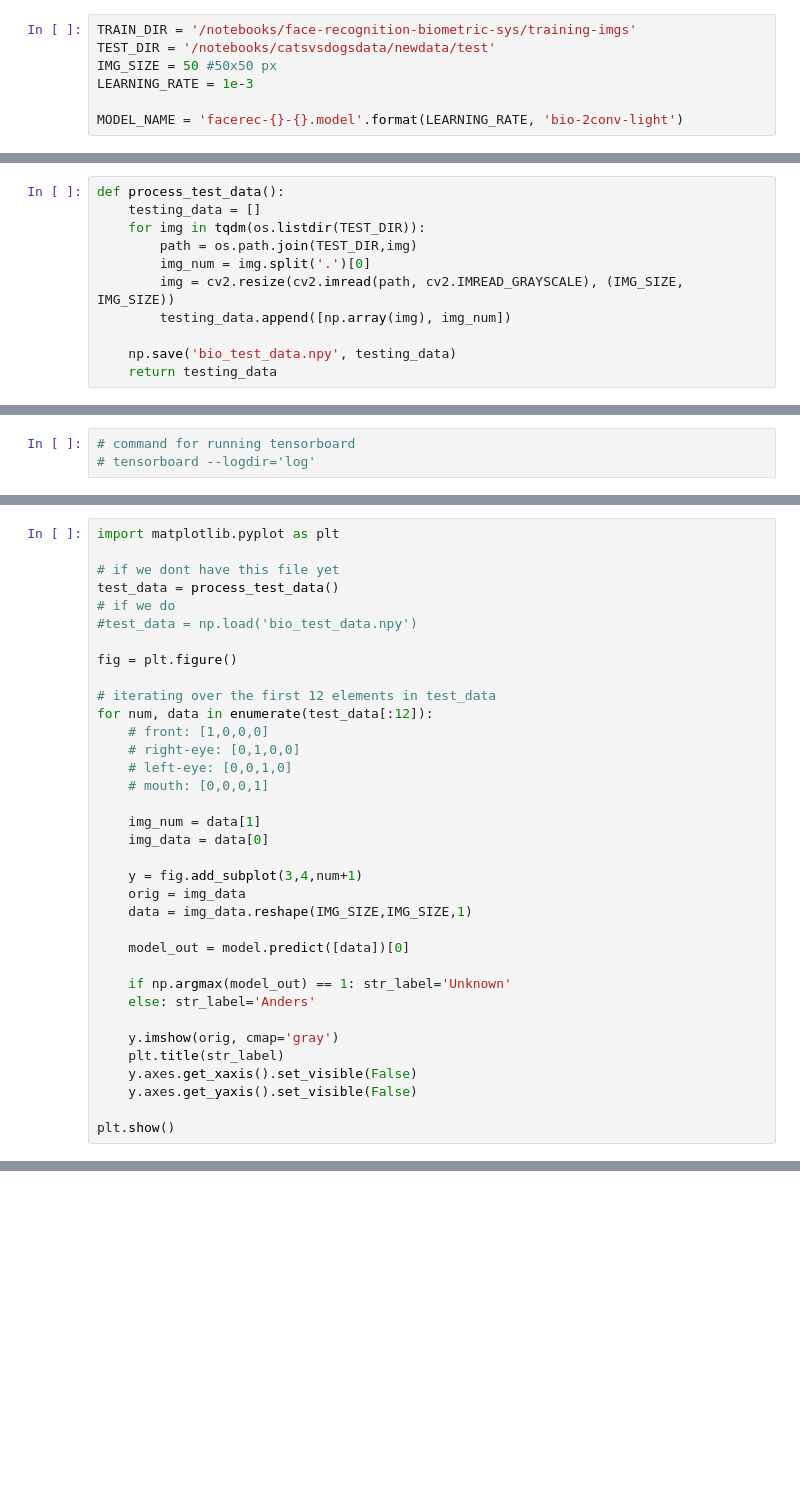
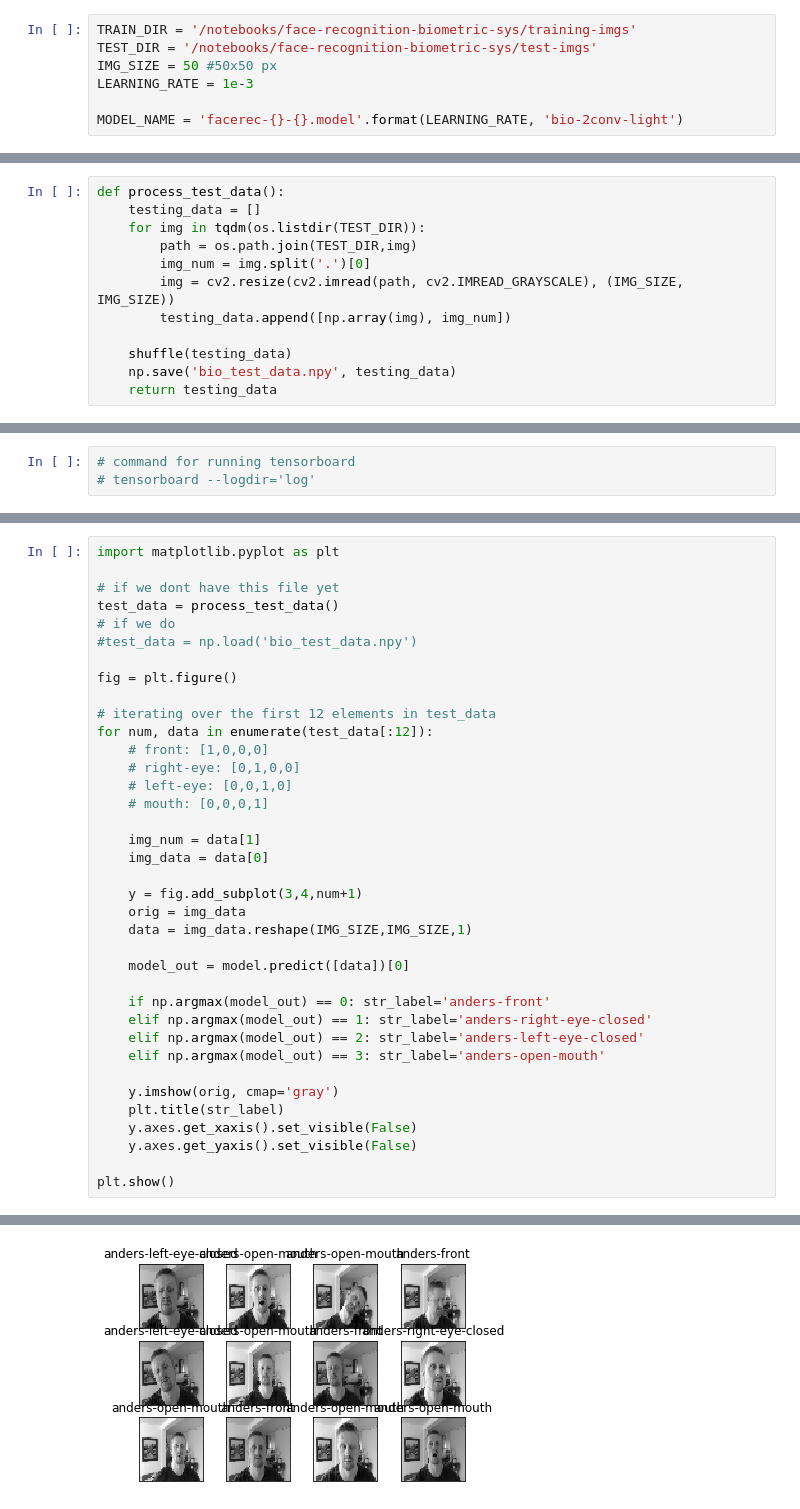
Before and after one commit to Opstrup/face-recognition-biometric-sys, a Jupyter notebook: bio-2conv-light.ipynb, the cells around one changed output, grey strips where cells are left out. Saved outputs shown, nothing was run; the diff lists cells and outputs as text; blank space fills up the shorter version.

Commit message:
added test for images

```diff
--- a/bio-2conv-light.ipynb
+++ b/bio-2conv-light.ipynb
@@ -6,7 +6,7 @@ from random import shuffle
 from tqdm import tqdm
 # %%
 TRAIN_DIR = '/notebooks/face-recognition-biometric-sys/training-imgs'
-TEST_DIR = '/notebooks/catsvsdogsdata/newdata/test'
+TEST_DIR = '/notebooks/face-recognition-biometric-sys/test-imgs'
 IMG_SIZE = 50 #50x50 px
 LEARNING_RATE = 1e-3
 
@@ -56,6 +56,7 @@ def process_test_data():
         img = cv2.resize(cv2.imread(path, cv2.IMREAD_GRAYSCALE), (IMG_SIZE, IMG_SIZE))
         testing_data.append([np.array(img), img_num])
 
+    shuffle(testing_data)
     np.save('bio_test_data.npy', testing_data)
     return testing_data
 # %%
@@ -179,8 +182,10 @@ for num, data in enumerate(test_data[:12]):
 
     model_out = model.predict([data])[0]
 
-    if np.argmax(model_out) == 1: str_label='Unknown'
-    else: str_label='Anders'
+    if np.argmax(model_out) == 0: str_label='anders-front'
+    elif np.argmax(model_out) == 1: str_label='anders-right-eye-closed'
+    elif np.argmax(model_out) == 2: str_label='anders-left-eye-closed'
+    elif np.argmax(model_out) == 3: str_label='anders-open-mouth'
 
     y.imshow(orig, cmap='gray')
     plt.title(str_label)
@@ -188,3 +193,4 @@ for num, data in enumerate(test_data[:12]):
     y.axes.get_yaxis().set_visible(False)
 
 plt.show()
+# %% [output]
@@ -190,0 +209 @@ plt.show()
+[figure, added]
```
Also changed, not shown: parts of 2 cells of this notebook, 4 other files.
